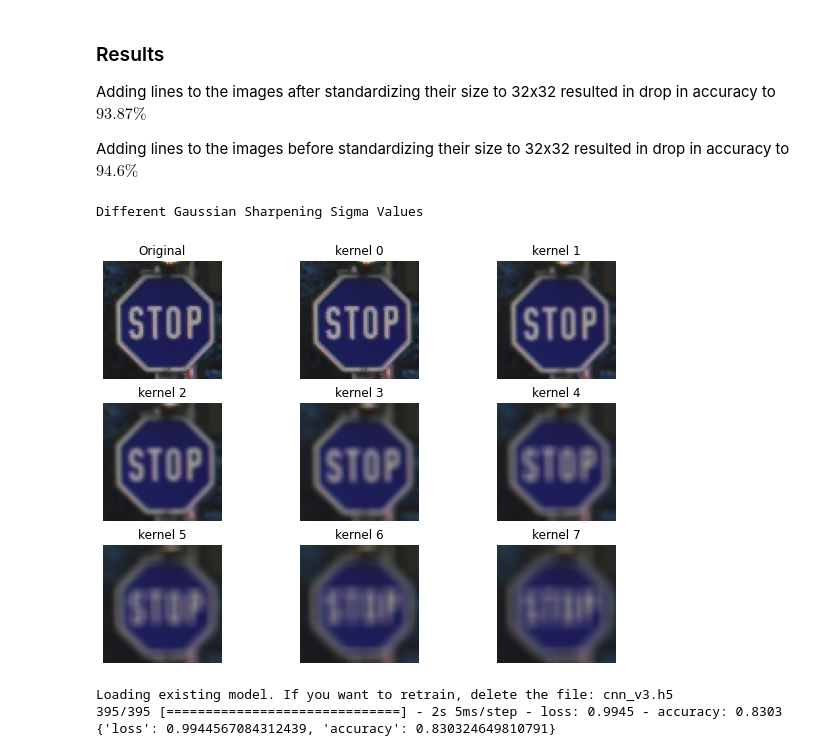
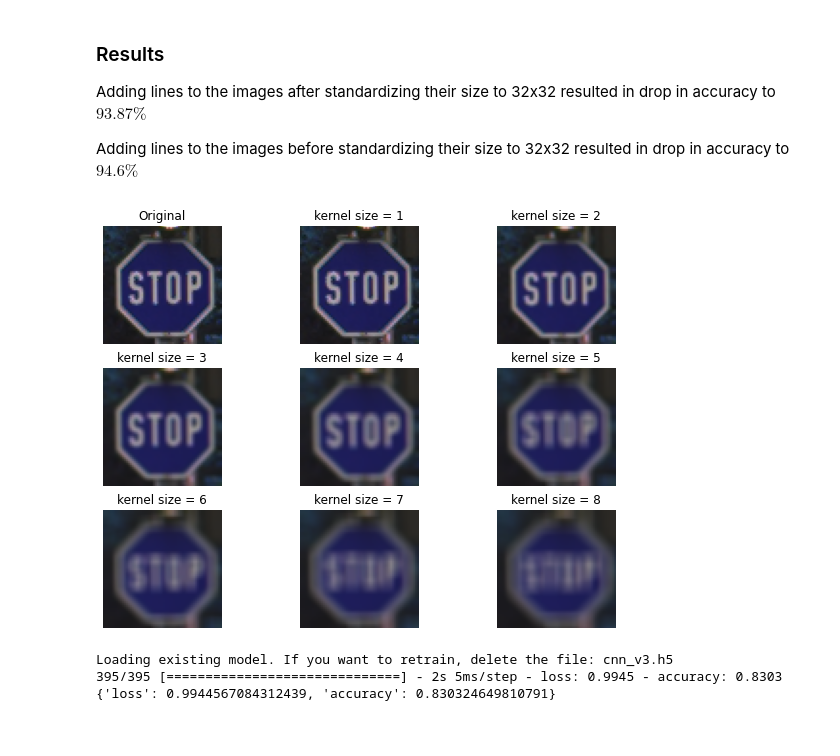
Before and after one commit to derekjohnsonva/GTSRB_ML_Exploration, a Jupyter notebook: corrupted.ipynb, the cells around one changed output. Cells and saved outputs as stored; diff of their text form; code cells hidden in the pictures.

```diff
--- a/corrupted.ipynb
+++ b/corrupted.ipynb
@@ -172,22 +172,22 @@ Adding lines to the images after standardizing their size to 32x32 resulted in d
 Adding lines to the images before standardizing their size to 32x32 resulted in drop in accuracy to $94.6\%$
 # %%
 # We have to reread the traffic sign data for some reason because the lines are still there
-blur_vals = [1, 2, 3, 4, 5,6,7, 8]
+blur_vals = [1,2,3,4, 5,6,7, 8]
 image_index = 111
-print("Different Gaussian Sharpening Sigma Values")
+real_test_images, real_test_labels = readTrafficSignsTest(TEST_DATA_PATH)
+
 plt.figure(figsize=(10, 10))
 plt.subplot(4,3,1)
 plt.axis('off')
 plt.imshow(real_test_images[image_index])
 plt.title("Original")
 for i, val in enumerate(blur_vals):
     plt.subplot(4,3, i + 2)
     plt.axis('off')
-    plt.imshow(cv.blur(real_test_images[image_index], (val, val)))
-    plt.title("kernel " + str(i))
+    plt.imshow(cv.blur(real_test_images[image_index],(val, val)))
+    plt.title("kernel size = " + str(val))
 # %% [output]
-Different Gaussian Sharpening Sigma Values
-[figure, old version]
+[figure, new version]
 # %%
 def process_images(images: list[cv.Mat]):
     output = []
```
Also changed, not shown: parts of 6 cells of this notebook.
